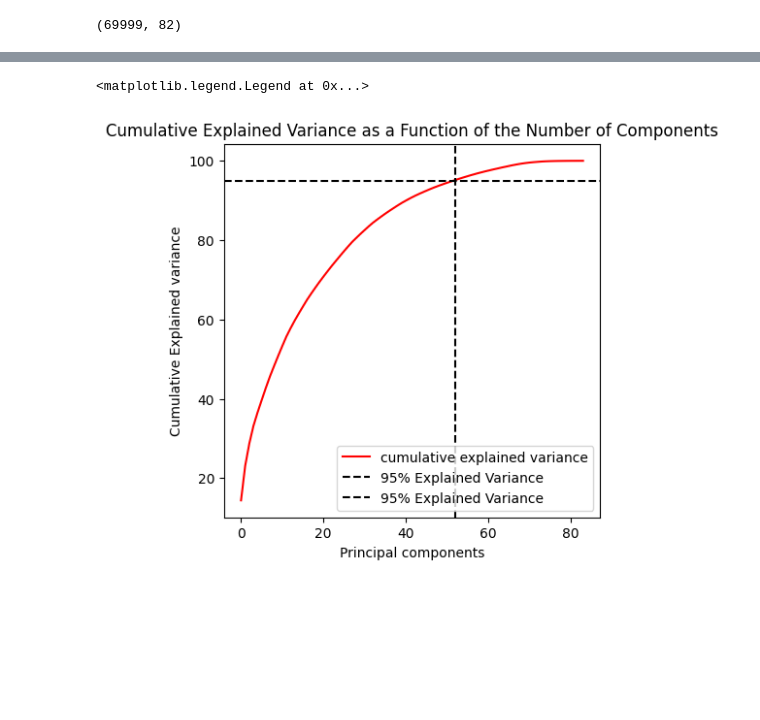
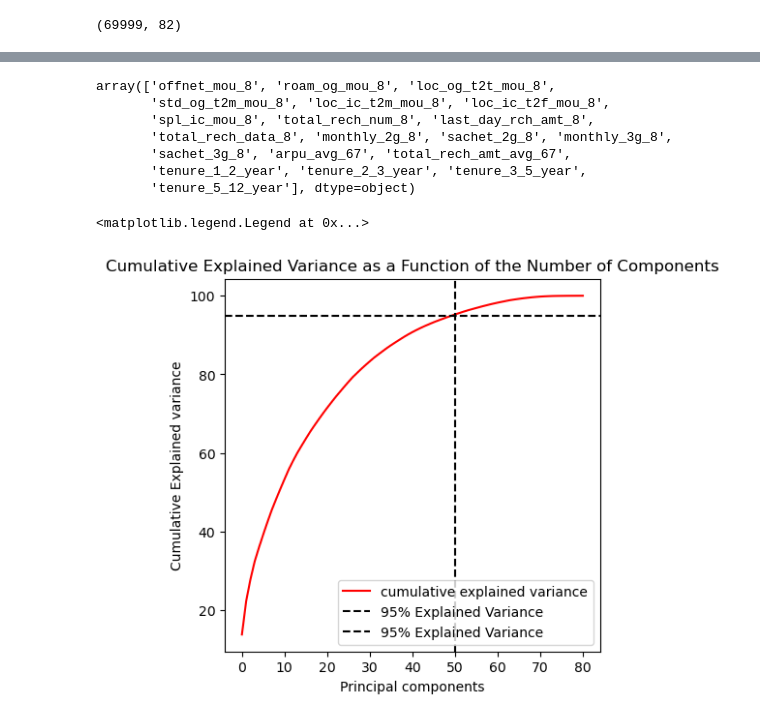
Before and after one commit to RohitKini/TelecomChurn, a Jupyter notebook: sowmily-rohit.ipynb, the cells around one changed output, grey strips where cells are left out. Saved outputs shown, nothing was run; the diff lists cells and outputs as text; code cells hidden in the pictures; blank space fills up the shorter version.

```diff
--- a/sowmily-rohit.ipynb
+++ b/sowmily-rohit.ipynb
@@ -959,8 +1085,10 @@ data.head()
 # %%
-##Dropping the fundamental explanatory variables belonging to '_6'
+#Dropping the fundamental explanatory variables belonging to '_6'
 data.drop(f6_cols, axis=1, inplace=True)
-##Dropping the fundamental explanatory variables belonging to '_7'
+unseen.drop(feature_6, axis=1, inplace=True)
+#Dropping the fundamental explanatory variables belonging to '_7'
 data.drop(f7_cols, axis=1, inplace=True)
+unseen.drop(feature_7, axis=1, inplace=True)
 data.head()
 # %% [output]
 |  | id | arpu_8 | onnet_mou_8 | offnet_mou_8 | roam_ic_mou_8 | roam_og_mou_8 | loc_og_t2t_mou_8 | ... |
@@ -1016,11 +1156,14 @@ dtype: category
 # %%
-#'tenure' is a categorical variable. Converting it into numeric using get_dummies
-###Creating dummies for categorical variable 'tenure'
+# 'tenure' is a categorical variable. Converting it into numeric using get_dummies
+# Creating dummies for categorical variable 'tenure'
 cat_cols= ['tenure']
-d_tenure = pd.get_dummies(data['tenure'], prefix='tenure', drop_first = True)
+d_tenure = pd.get_dummies(data['tenure'], prefix='tenure', drop_first = True, dtype="int")
 data = pd.concat([data, d_tenure], axis = 1)
 
-##Dropping the 'tenure' column
+d_unseen_tenure = pd.get_dummies(unseen['tenure'], prefix='tenure', drop_first = True, dtype="int")
+unseen = pd.concat([unseen, d_unseen_tenure], axis = 1)
+#Dropping the 'tenure' column
 data.drop(cat_cols, axis=1, inplace=True)
+unseen.drop(cat_cols, axis=1, inplace=True)
 # %%
 print("\n(churn=1, else 0)")
@@ -1049,0 +1191,10 @@ data_copy = data.copy()
+# %%
+data_copy = data.copy()
+id_column_data = data.pop("id")
+id_column_unseen = unseen.pop("id")
+
+final_cols = data.columns
+
+for cols in final_cols:
+    if cols not in unseen.columns:
+        print(cols)
@@ -1050,9 +1205,9 @@ data_copy = data.copy()
 # %%
 y = data_copy.pop("churn_probability")
-X = data_copy
+X = data_copy[unseen.columns]
 
-print("========================================================================")
+print("============================================================================================")
 print("X Dataset: ", X.shape)
 print("y Dataset: ", y.shape)
-print("========================================================================")
+print("============================================================================================")
 # %% [output]
@@ -1165,19 +1366,30 @@ Logistic Regression with RFE
+# %%
+rfe.get_feature_names_out()
+# %% [output]
+array(['offnet_mou_8', 'roam_og_mou_8', 'loc_og_t2t_mou_8',
+       'std_og_t2m_mou_8', 'loc_ic_t2m_mou_8', 'loc_ic_t2f_mou_8',
+       'spl_ic_mou_8', 'total_rech_num_8', 'last_day_rch_amt_8',
+       'total_rech_data_8', 'monthly_2g_8', 'sachet_2g_8', 'monthly_3g_8',
+       'sachet_3g_8', 'arpu_avg_67', 'total_rech_amt_avg_67',
+       'tenure_1_2_year', 'tenure_2_3_year', 'tenure_3_5_year',
+       'tenure_5_12_year'], dtype=object)
 # %%
 pca = PCA()
+# Fits PCA to the scaled training data (X_train_scaled) and transforms it, storing the result in X_train_pca.
 X_train_pca = pca.fit_transform(X_train_scaled)
 cumsum = np.cumsum(pca.explained_variance_ratio_)*100
 d = [n for n in range(len(cumsum))]
 plt.figure(figsize=(5,5))
 plt.plot(d,cumsum, color = 'red',label='cumulative explained variance')
 plt.title('Cumulative Explained Variance as a Function of the Number of Components')
 plt.ylabel('Cumulative Explained variance')
 plt.xlabel('Principal components')
 plt.axhline(y = 95, color='k', linestyle='--', label = '95% Explained Variance')
-plt.axvline(x = 52, color='k', linestyle='--', label = '95% Explained Variance')
+plt.axvline(x = 50, color='k', linestyle='--', label = '95% Explained Variance')
 plt.legend(loc='best')
 # %% [output]
 <matplotlib.legend.Legend at 0x...>
-[figure, old version]
+[figure, new version]
 # %%
 # Logistic Regression with PCA
 pca = PCA(0.95)
```
Also changed, not shown: parts of 97 cells of this notebook.
